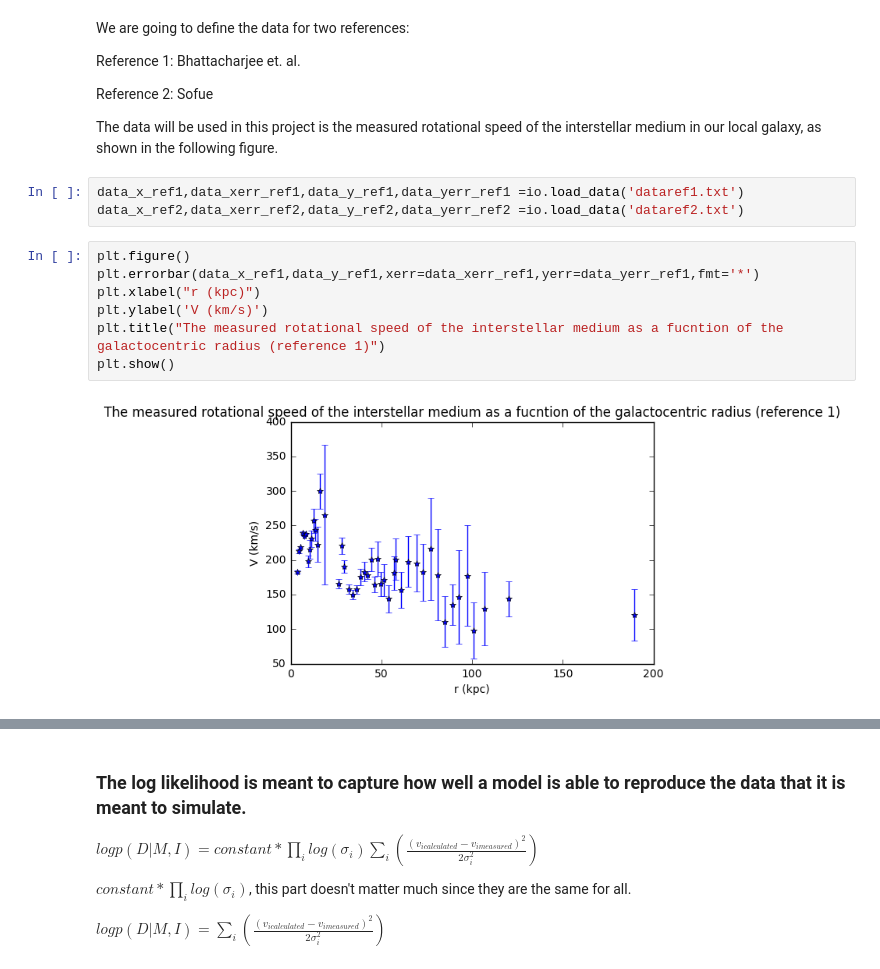
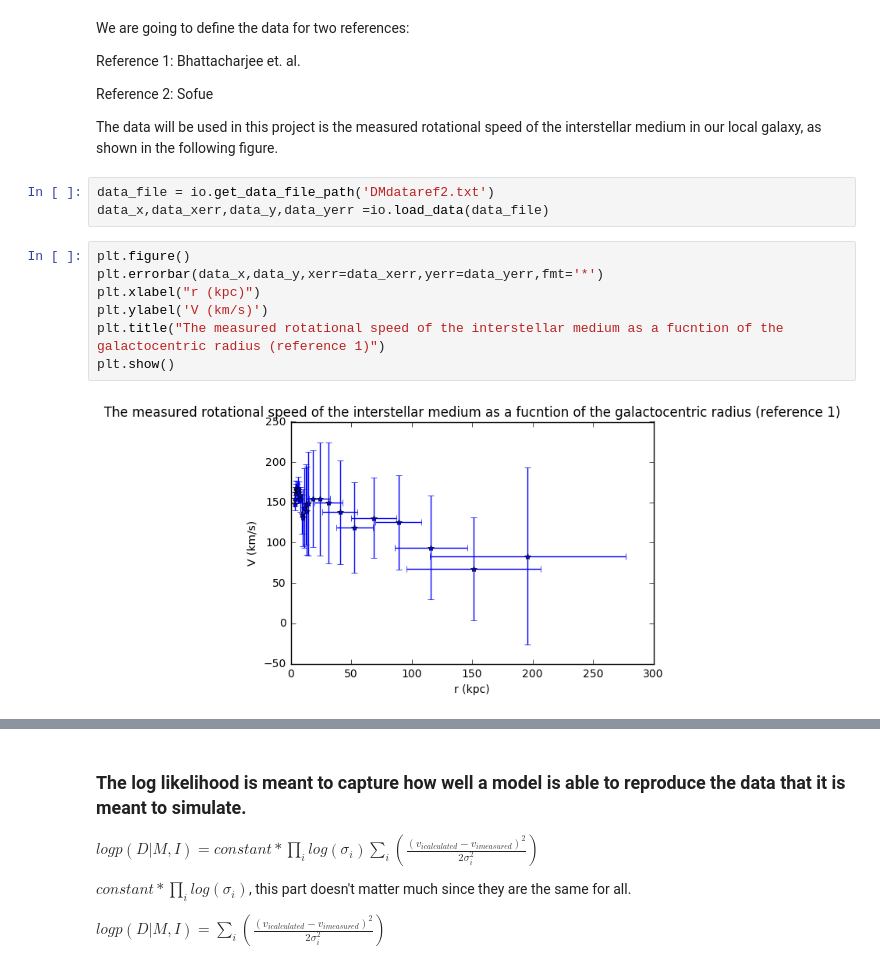
Before and after one commit to phys201/nsdmd, a Jupyter notebook: Updated model 5417 [still needs editing].ipynb, the cells around one changed output, grey strips where cells are left out. Saved outputs shown, nothing was run; the diff lists cells and outputs as text.

```diff
--- a/Updated model 5417 [still needs editing].ipynb
+++ b/Updated model 5417 [still needs editing].ipynb
@@ -79,15 +79,15 @@ Reference 1: Bhattacharjee et. al.
 Reference 2: Sofue
 
 The data will be used in this project is the measured rotational speed of the interstellar medium in our local galaxy, as shown in the following figure.
-# %%
-data_x_ref1,data_xerr_ref1,data_y_ref1,data_yerr_ref1 =io.load_data('dataref1.txt')
-data_x_ref2,data_xerr_ref2,data_y_ref2,data_yerr_ref2 =io.load_data('dataref2.txt')
+# %%
+data_file = io.get_data_file_path('DMdataref2.txt')
+data_x,data_xerr,data_y,data_yerr =io.load_data(data_file)
 # %%
 plt.figure()
-plt.errorbar(data_x_ref1,data_y_ref1,xerr=data_xerr_ref1,yerr=data_yerr_ref1,fmt='*')
+plt.errorbar(data_x,data_y,xerr=data_xerr,yerr=data_yerr,fmt='*')
 plt.xlabel("r (kpc)")
 plt.ylabel('V (km/s)')
 plt.title("The measured rotational speed of the interstellar medium as a fucntion of the galactocentric radius (reference 1)")
 plt.show()
 # %% [output]
-[figure, old version]
+[figure, new version]
```
Also changed, not shown: parts of 4 cells of this notebook, 1 other file.
